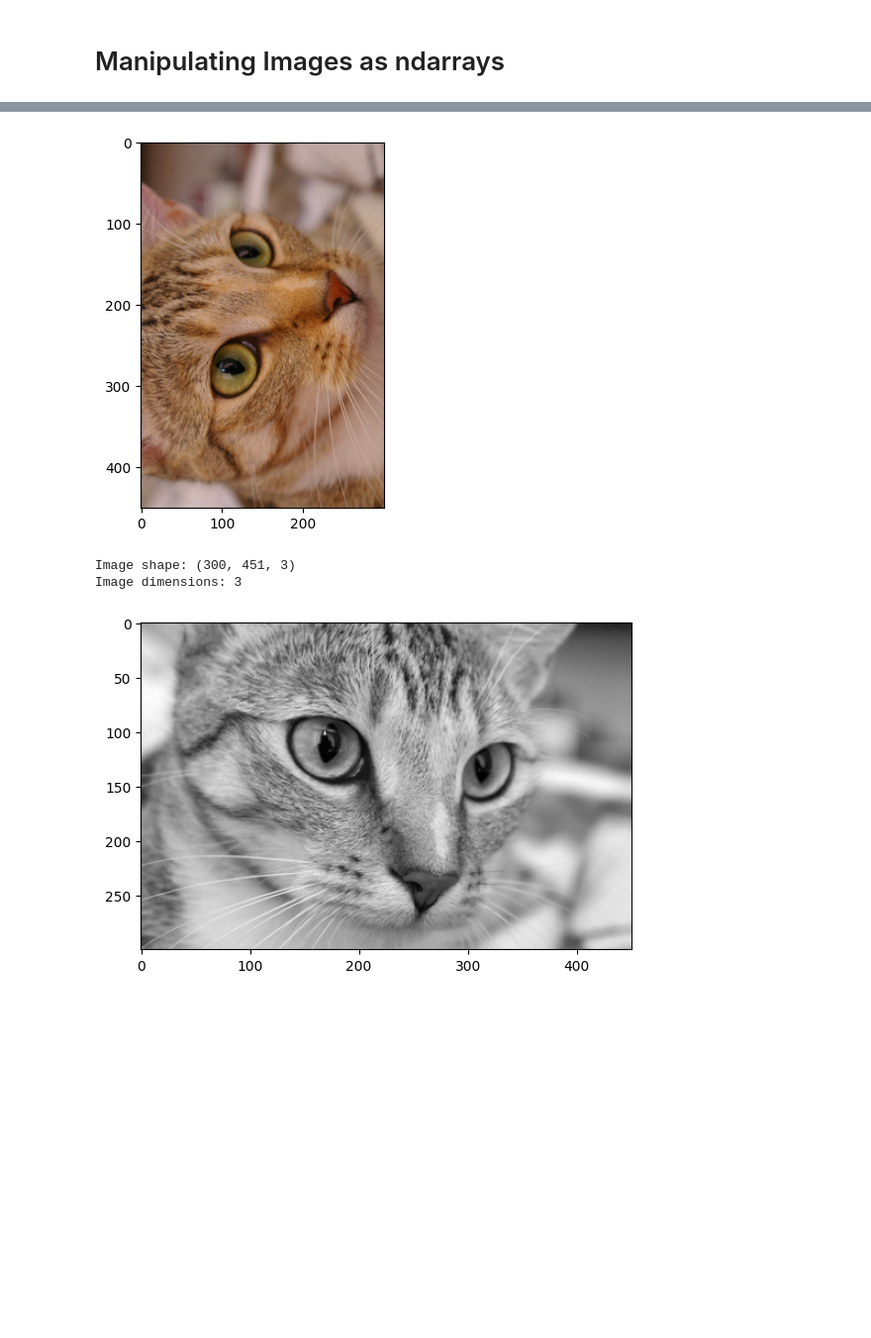
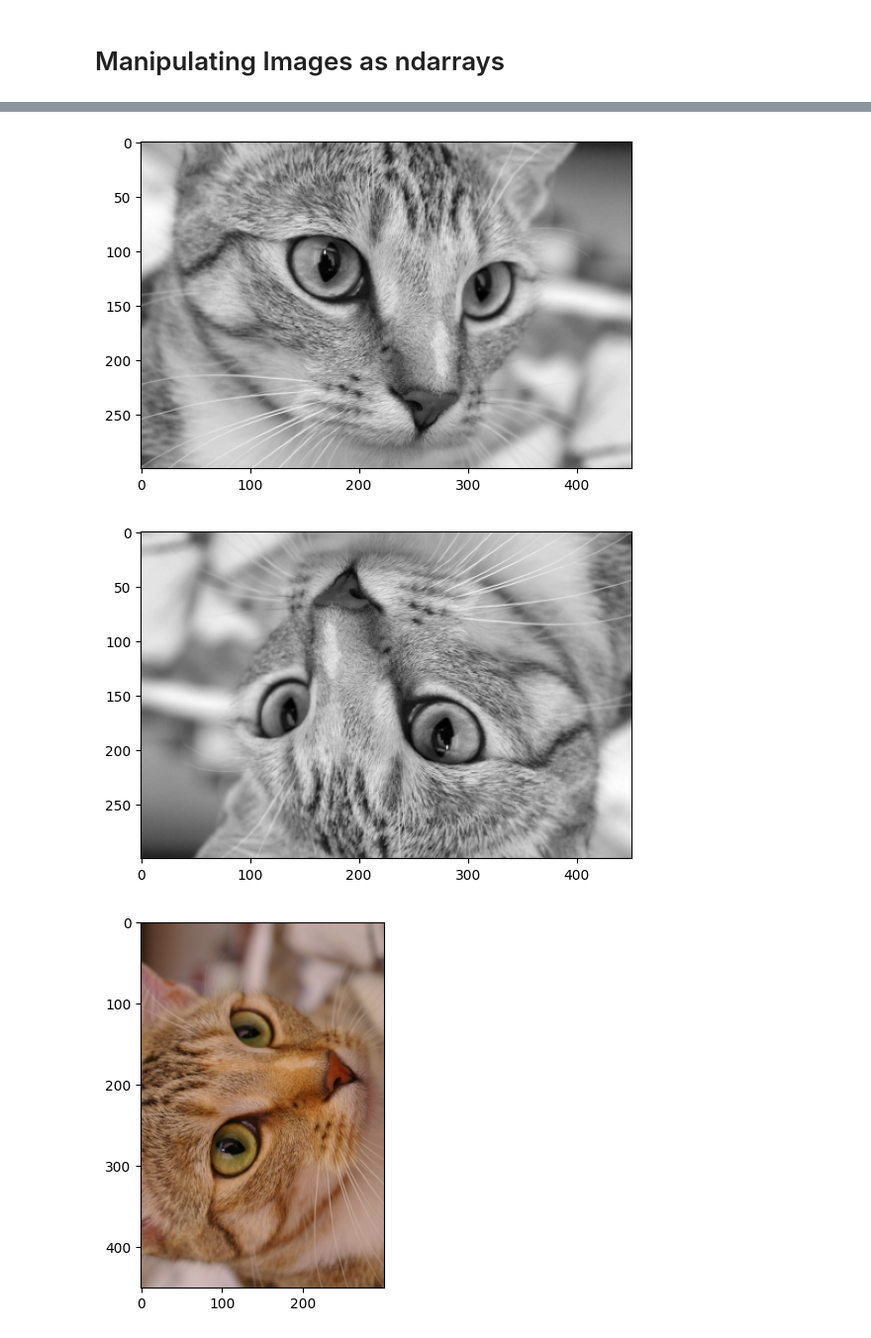
Before and after one commit to myself-Irfan/100_Python_Angela, a Jupyter notebook: 77.ipynb, the cells around one changed output, grey strips where cells are left out. Shown at 99% size. Drawn from its saved outputs; the diff is of its cells as text; code cells hidden in the pictures; blank space fills up the shorter version.

```diff
--- a/77.ipynb
+++ b/77.ipynb
@@ -214,10 +214,6 @@ if __name__ == "__main__":
 
     img = data.cat()
     plt.imshow(img)
-    plt.show()
-
-    # rotate the image 90 degrees counter-clockwise
-    plt.imshow(np.rot90(img))
     plt.show()
 
     print(f'Image shape: {img.shape}')
@@ -234,5 +230,17 @@ if __name__ == "__main__":
     # grey_img = sRGB_arr @ grey_val
 
     plt.imshow(grey_img, cmap='gray')
+    plt.show()
+
+
+    # rotate the image 90 degrees counter-clockwise
+    plt.imshow(np.flip(grey_img), cmap='gray')
+    plt.show()
+
+    plt.imshow(np.rot90(img))
+    plt.show()
+
+    plt.imshow(255 - img)
+    plt.show()
 # %% [output]
 [figure]
@@ -239,4 +249,3 @@ if __name__ == "__main__":
-[figure, old version]
+[figure, new version]
-Image shape: (300, 451, 3)
-Image dimensions: 3
-[figure, old version]
+[figure, new version]
+[figure, added]
```
Also changed, not shown: parts of 1 cell of this notebook, 3 other files.
